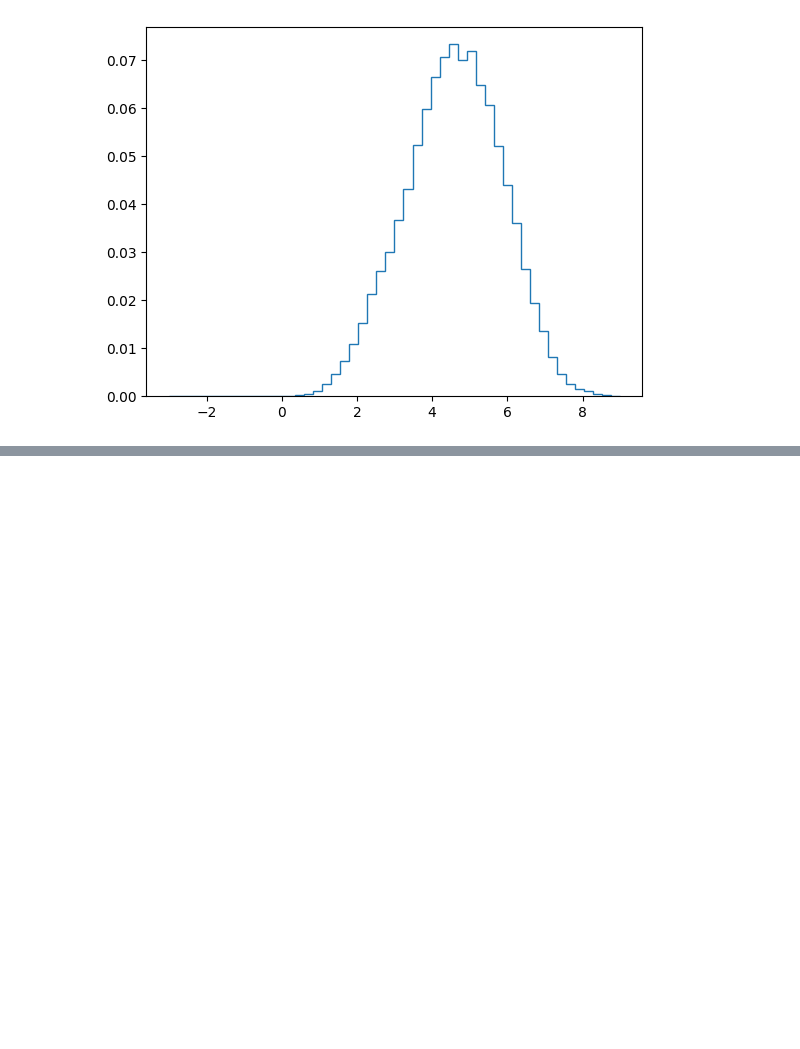
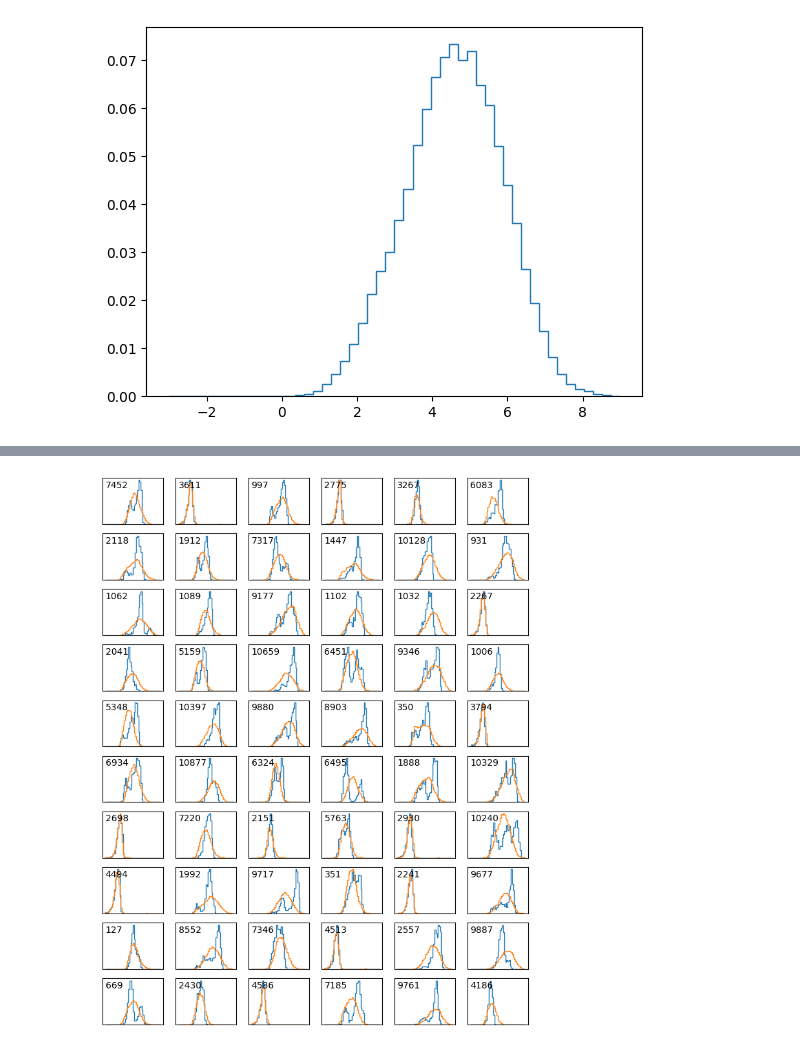
Before and after one commit to julius-2027/cs229_rna_folding, a Jupyter notebook: modular_setup_improved/analyze_model_predictions.ipynb, the cells around one changed output, grey strips where cells are left out. Cells and saved outputs as stored; diff of their text form; code cells hidden in the pictures; blank space fills up the shorter version.

```diff
--- a/modular_setup_improved/analyze_model_predictions.ipynb
+++ b/modular_setup_improved/analyze_model_predictions.ipynb
@@ -134,0 +153,32 @@ for i in range(offset, len(data.test.row_keys)+offset):
+# %%
+width_inch = 8.5
+height_inch = 11
+n_x = 6
+n_y = 10
+fig, axs = plt.subplots(n_y, n_x, figsize=(width_inch, height_inch))
+
+offset = 0
+for i in range(offset, len(data.train.row_keys)+offset):
+    if i-offset == n_x*n_y:
+        break
+
+    i_x = (i-offset) % n_x
+    i_y = int((i-offset)/n_x)
+
+    ax = axs[i_y][i_x]
+    ax.stairs(data.train.targets[i], data.bin_edges/np.log(10))
+
+    logits = model.forward(torch.from_numpy(data.train.sequences[i]),
+                        torch.from_numpy(data.train.structures[i]),
+                        torch.from_numpy(data.train.static_features[i]),
+                        embeddings=None)
+
+    probs = torch.softmax(logits, dim=-1)
+    probs = probs.detach().numpy()
+    ax.stairs(probs, data.bin_edges/np.log(10))
+
+    ax.set_xticks([])
+    ax.set_yticks([])
+    ax.text(0.05, 0.95, str(data.train.row_keys[i]), transform=ax.transAxes, verticalalignment='top')
+# %% [output]
+[figure, added]
```
Also changed, not shown: parts of 2 cells of this notebook, 2 other files.
